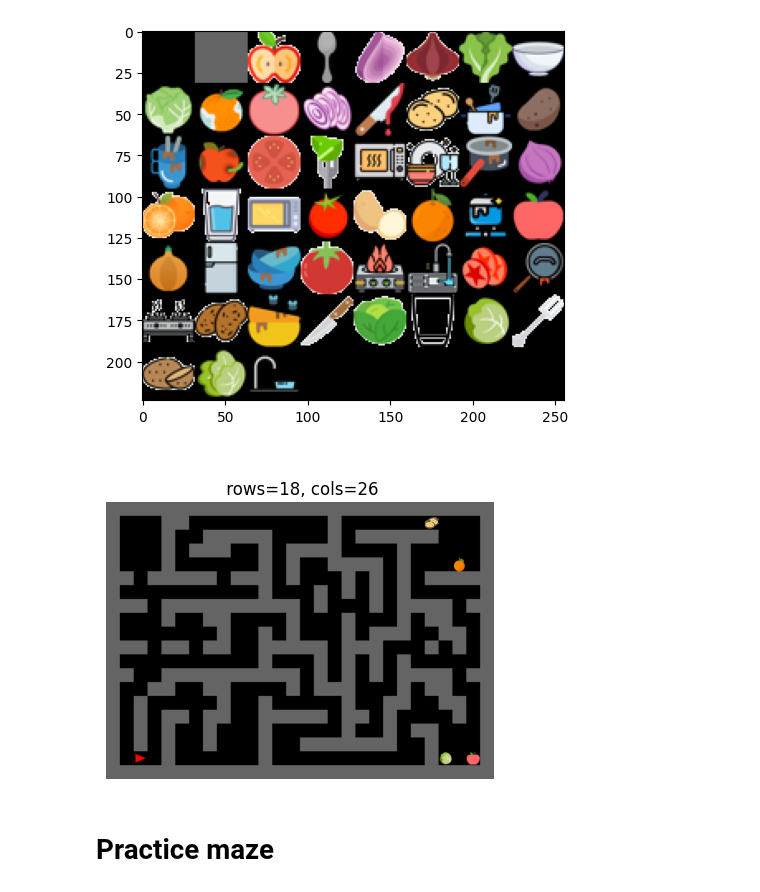
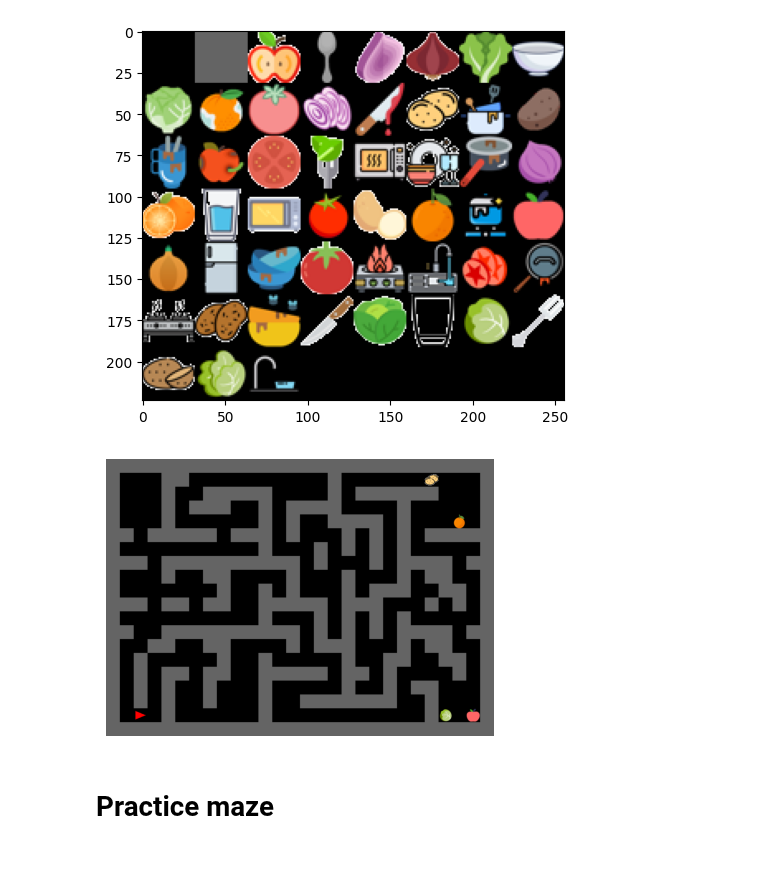
Before and after one commit to wcarvalho/human-dyna-web, a Jupyter notebook: housemaze-mazes.ipynb, the cells around one changed output. Cells and saved outputs as stored; diff of their text form; code cells hidden in the pictures; blank space fills up the shorter version.

```diff
--- a/housemaze-mazes.ipynb
+++ b/housemaze-mazes.ipynb
@@ -63,7 +63,8 @@ def render_maze(maze_str, goal=None, ax=None, include_spawn=False, **kwargs):
     fig, ax = plt.subplots(1, figsize=(5, 5))
   ax.imshow(image)
   grid = level_init[0]
-  title = f"\n rows={grid.shape[0]}, cols={grid.shape[1]}"
+  # title = f"\n rows={grid.shape[0]}, cols={grid.shape[1]}"
+  title = ""
   if goal is not None:
     title += f"Goal = {image_dict['keys'][goal]}"
   ax.set_title(title)
@@ -87,7 +88,8 @@ def render_agent(maze_str, goal=None, ax=None, include_spawn=False, **kwargs):
     fig, ax = plt.subplots(1, figsize=(5, 5))
   ax.imshow(image)
   grid = level_init[0]
-  title = f"\n rows={grid.shape[0]}, cols={grid.shape[1]}"
+  # title = f"\n rows={grid.shape[0]}, cols={grid.shape[1]}"
+  title = ""
   if goal is not None:
     title += f"Goal = {image_dict['keys'][goal]}"
   ax.set_title(title)
@@ -99,7 +101,7 @@ def render_agent(maze_str, goal=None, ax=None, include_spawn=False, **kwargs):
   ax.set_yticks([])
 
 
-def render_path(maze_str, goal, ax=None, rng=None, include_spawn=False, **kwargs):
+def render_path(maze_str, goal, ax=None, rng=None, include_spawn=False, use_title=True, **kwargs):
   level_init = utils.from_str(maze_str, char2key)
   image = renderer.create_image_from_grid(
     *level_init,
@@ -110,36 +112,36 @@ def render_path(maze_str, goal, ax=None, rng=None, include_spawn=False, **kwargs
   grid = level_init[0]
   path = utils.find_optimal_path(grid, level_init[1], np.array([goal]), rng=rng)
   actions = utils.actions_from_path(path)
   changes = utils.count_action_changes(actions[:-1])
 
   if ax is None:
     fig, ax = plt.subplots(1, figsize=(5, 5))
   if path is None:
     title = f"NO PATH FOUND"
     ax.imshow(image)
-    ax.set_title(title)
+    if use_title: ax.set_title(title)
     # renderer.place_arrows_on_image(image, path, actions, *level_init[0].shape[:2], ax=ax)
   else:
     title = f"Path length: {len(path)}. Turns: {sum(changes)}"
     # title += f"\n rows={grid.shape[0]}, cols={grid.shape[1]}"
     title += f"\n Goal = {image_dict['keys'][goal]}"
-    ax.set_title(title)
+    if use_title: ax.set_title(title)
     renderer.place_arrows_on_image(
       image, path, actions, *level_init[0].shape[:2], ax=ax
     )
 
 
 render_maze(mazes.big_m3_maze1)
 # render_agent(mazes.big_m3_maze1)
 
 # render_path(mazes.big_m3_maze1, goal=task_objects[1], include_objects=True, include_spawn=False)
 
 # render_maze(mazes.maze1)
 # render_maze(mazes.maze2)
 # render_maze(mazes.maze3)
 # render_maze(mazes.maze4)
 # %% [output]
-[figure, old version]
+[figure, new version]
 # %% [markdown]
 # Practice maze
 # %%
```
Also changed, not shown: parts of 10 cells of this notebook, 7 other files.
